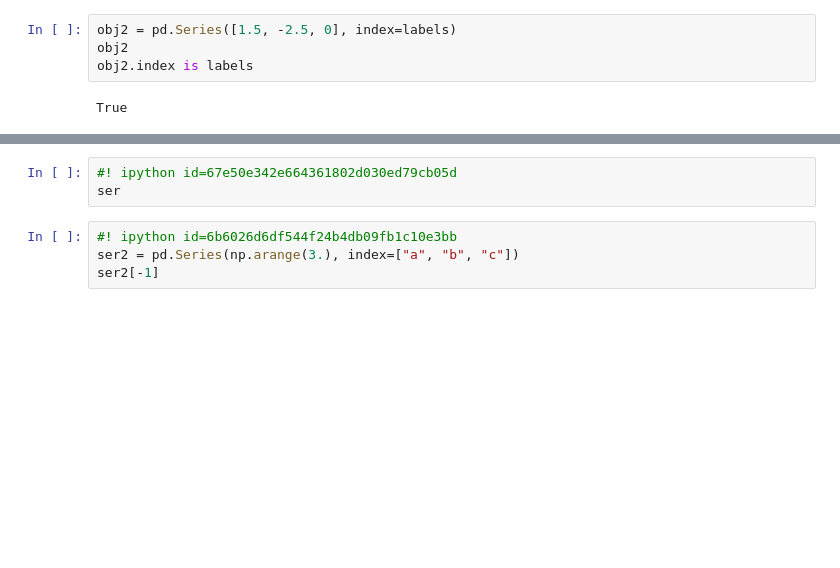
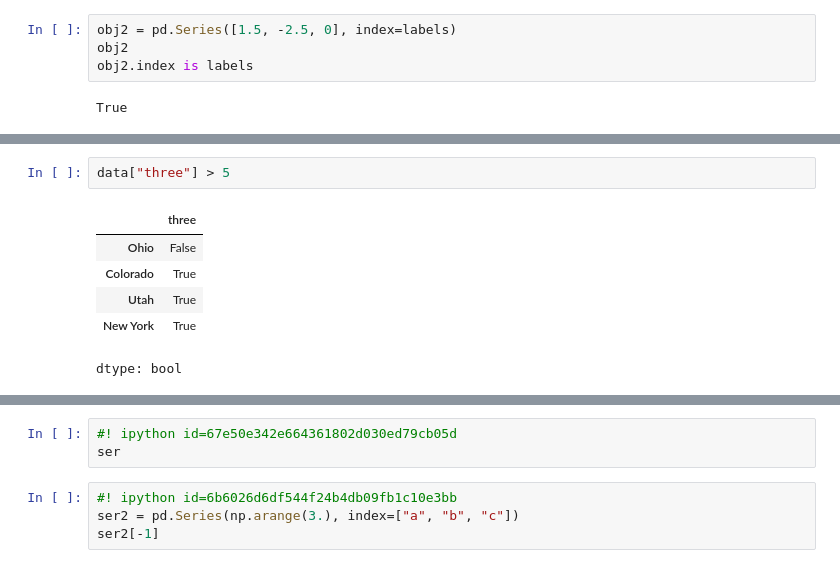
Before and after one commit to url-github/Pandas, a Jupyter notebook: 005_PywAD_Praca_z_biblioteką_Pandas.ipynb, the cells around one changed output, grey strips where cells are left out. Saved outputs shown, nothing was run; the diff lists cells and outputs as text; blank space fills up the shorter version.

```diff
--- a/005_PywAD_Praca_z_biblioteką_Pandas.ipynb
+++ b/005_PywAD_Praca_z_biblioteką_Pandas.ipynb
@@ -631,0 +829,9 @@ ser[-1]
+# %%
+data["three"] > 5
+# %% [output]
+|  | three |
+| Ohio | False |
+| Colorado | True |
+| Utah | True |
+| New York | True |
+dtype: bool
```
Also changed, not shown: parts of 90 cells of this notebook.
